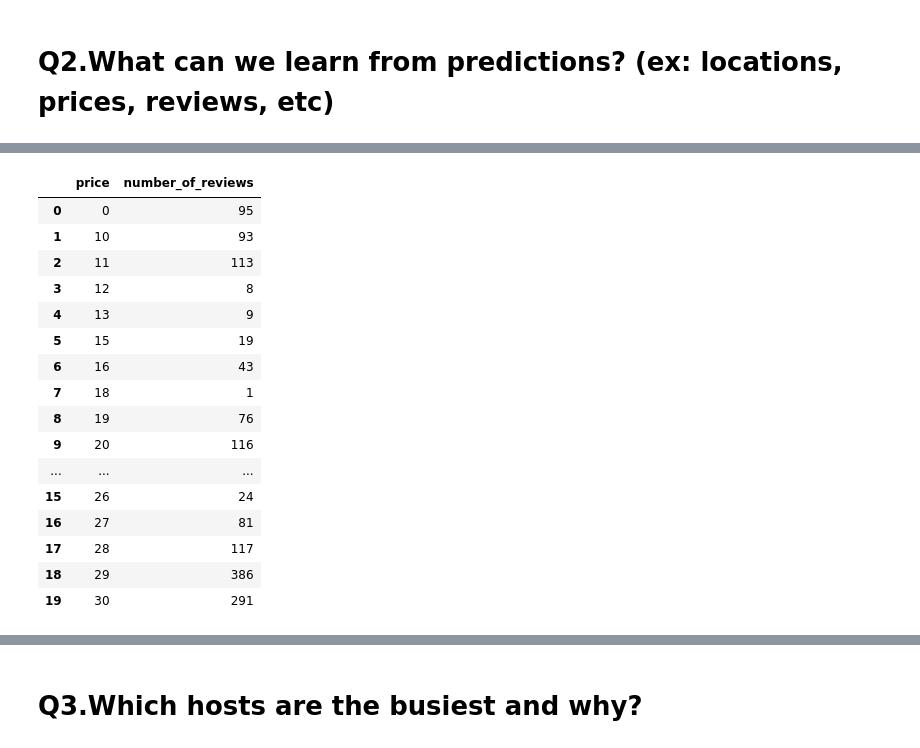
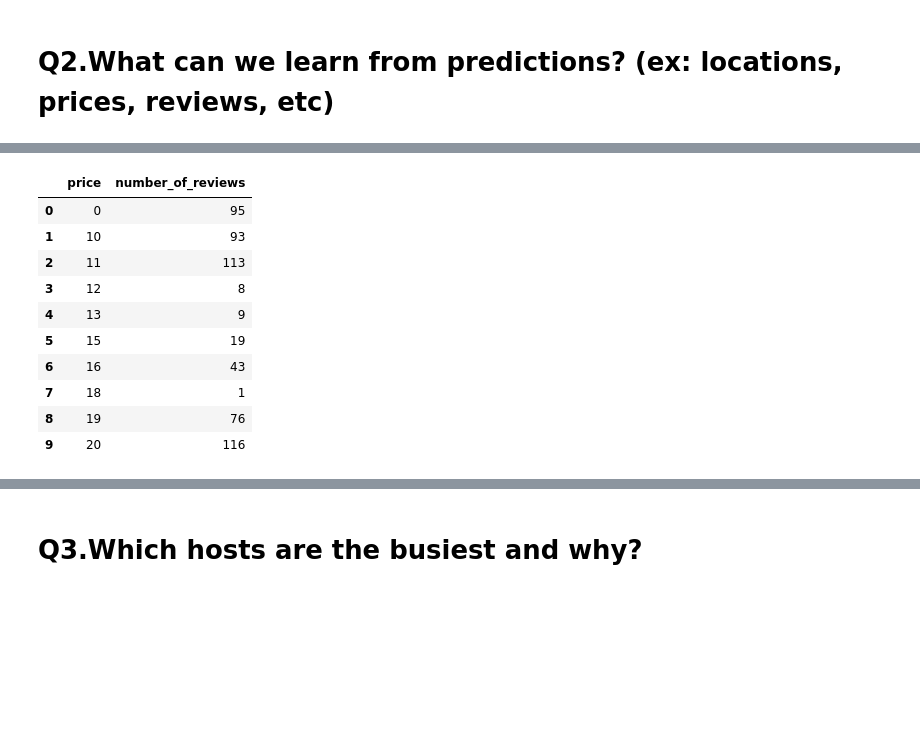
Before and after one commit to sidds4474/Airbnb-Bookings-Analysis--EDA, a Jupyter notebook: Copy_of_Airbnb_Bookings_Analysis_Capstone_Project.ipynb, the cells around one changed output, grey strips where cells are left out. Cells and saved outputs as stored; diff of their text form; code cells hidden in the pictures; blank space fills up the shorter version.

```diff
--- a/Copy_of_Airbnb_Bookings_Analysis_Capstone_Project.ipynb
+++ b/Copy_of_Airbnb_Bookings_Analysis_Capstone_Project.ipynb
@@ -328,22 +371,16 @@ neighbourhood_list.head()
 # %%
 # price vs reviews - 0$ (price inconsistency)
 price=new_data.groupby(['price'])['number_of_reviews'].max().reset_index()
-price.head(20)
+price.head(10)
 # %% [output]
 |  | price | number_of_reviews |
 | 0 | 0 | 95 |
 | 1 | 10 | 93 |
 | 2 | 11 | 113 |
 | 3 | 12 | 8 |
 | 4 | 13 | 9 |
 | 5 | 15 | 19 |
 | 6 | 16 | 43 |
 | 7 | 18 | 1 |
 | 8 | 19 | 76 |
 | 9 | 20 | 116 |
-| ... | ... | ... |
-| 15 | 26 | 24 |
-| 16 | 27 | 81 |
-| 17 | 28 | 117 |
-| 18 | 29 | 386 |
-| 19 | 30 | 291 |
```
Also changed, not shown: parts of 8 cells of this notebook.
